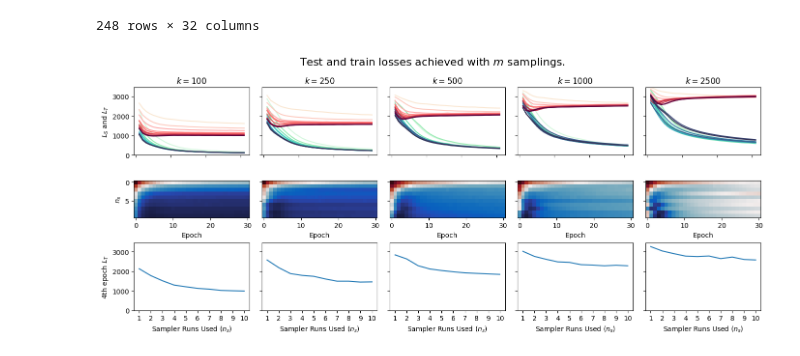
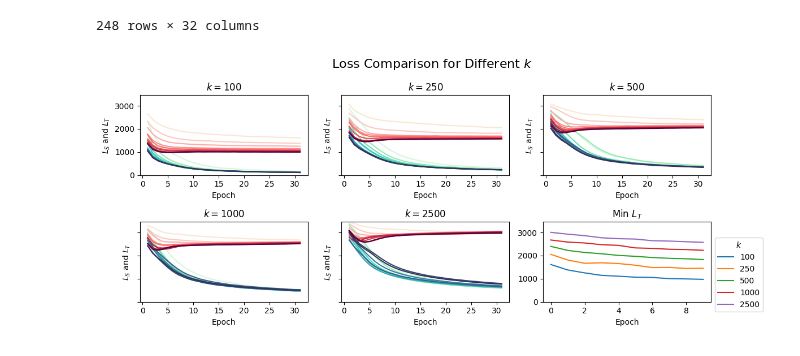
Before and after one commit to cjmerzbacher/met2vec, a Jupyter notebook: Final Plots/Generalization/N5000/rep/rep.ipynb, the cells around one changed output. Drawn from its saved outputs; the diff is of its cells as text; code cells hidden in the pictures.

Commit message:
Added model_k_comparison

```diff
--- a/Final Plots/Generalization/N5000/rep/rep.ipynb
+++ b/Final Plots/Generalization/N5000/rep/rep.ipynb
@@ -36,75 +36,59 @@ k10000_df
 | 255 | 31 | 771.042026 | 724.578709 | 46.463318 | 0.0 | 3279.011538 | ... |
 248 rows × 32 columns
 # %%
-fig, axs = plt.subplots(3, 5, figsize=(14,6))
+fig, axs = plt.subplots(2, 3, figsize=(12,5))
 
-ax1 = (axs[0,0], axs[1,0], axs[2,0])
-ax2 = (axs[0,1], axs[1,1], axs[2,1])
-ax3 = (axs[0,2], axs[1,2], axs[2,2])
-ax4 = (axs[0,3], axs[1,3], axs[2,3])
-ax5 = (axs[0,4], axs[1,4], axs[2,4])
-#ax6 = (axs[0,5], axs[1,5], axs[2,5])
-#ax7 = (axs[0,6], axs[1,6], axs[2,6])
+axs = sum([list(ax) for ax in axs], start=[])
 
 max_loss = max([
     df["test_loss"].max()
     for df in [k250_df, k500_df, k2500_df]
 ])
 
 n_runs = 10
 
-def set_axis(axs):
-    axs[0].set_ylabel("$L_S$ and $L_T$")
-    axs[1].set_ylabel("$n_{s}$")
-    axs[2].set_ylabel(f"4th epoch $L_T$")
 
 
-def plot(kdf, axs, k, remove_y_ticks=True):
+def plot(kdf, ax1, k, axf, remove_y_ticks=True, ):
     loss_colors = cmaps.bl_11.discrete(10).colors
     test_colors = list(reversed(cmaps.fushia_red_pink1.discrete(10).colors))
 
     for run in kdf['run'].unique():
         run_df = kdf[kdf['run'] == run]
-        axs[0].plot(run_df['epoch'], run_df["loss"], label=run, color=loss_colors[run])
-        axs[0].plot(run_df['epoch'], run_df["test_loss"], label=run, color=test_colors[run])
+        ax1.plot(run_df['epoch'], run_df["loss"], label=run, color=loss_colors[run])
+        ax1.plot(run_df['epoch'], run_df["test_loss"], label=run, color=test_colors[run])
 
 
-    axs[0].set_title(f"$k={k}$")
-    axs[0].set_ylim([0, max_loss])
-    axs[0].tick_params(
-        axis='x',
-        labelbottom=False,
-    )
+    ax1.set_ylabel("$L_S$ and $L_T$")
+    ax1.set_title(f"$k={k}$")
+    ax1.set_ylim([0, max_loss])
+    ax1.set_xlabel("Epoch")
 
-    loss_matrix = kdf.set_index(['run', 'epoch'])['test_loss'].unstack().values
-    axs[1].imshow(loss_matrix, cmap=cmaps.balance)#, vmin=0, vmax=max_loss)
-    axs[1].set_xlabel("Epoch")
+    #loss_matrix = kdf.set_index(['run', 'epoch'])['test_loss'].unstack().values
+    #axs[1].imshow(loss_matrix, cmap=cmaps.balance)#, vmin=0, vmax=max_loss)
+    #axs[1].set_xlabel("Epoch")
 
-    epoch4_df = kdf[kdf['epoch'] == 4]
-    axs[2].plot(epoch4_df['run'], epoch4_df['test_loss'])
-    axs[2].set_ylim([0, max_loss])
-    axs[2].set_xlabel("Sampler Runs Used ($n_s$)")
-    axs[2].set_xticks([i for i in range(n_runs)])
-    axs[2].set_xticklabels([f"{i+1}" for i in range(n_runs)])
+    axf.plot(kdf['run'].unique(), kdf.groupby('run')['test_loss'].min(), label=k)
+    axf.set_ylim([0, max_loss])
 
     if remove_y_ticks:
-        for ax in axs:
-            ax.set_yticklabels([])
+        ax1.set_yticklabels([])
 
-plot(k100_df, ax1, 100, remove_y_ticks=False)
-plot(k250_df, ax2, 250)
-plot(k500_df, ax3, 500)
-plot(k1000_df, ax4, 1000)
-plot(k2500_df, ax5, 2500)
+plot(k100_df,  axs[0], 100 , axs[5], remove_y_ticks=False)
+plot(k250_df,  axs[1], 250 , axs[5])
+plot(k500_df,  axs[2], 500 , axs[5])
+plot(k1000_df, axs[3], 1000, axs[5])
+plot(k2500_df, axs[4], 2500, axs[5])
 #plot(k5000_df, ax6, 5000)
 #plot(k10000_df, ax7, 10000)
 
-set_axis(ax1)
+axs[5].legend(title="$k$", bbox_to_anchor=(1, 0.85))
+axs[5].set_title("Min $L_T$")
+axs[5].set_xlabel("Epoch")
 
-fig.suptitle("Test and train losses achieved with $m$ samplings.", fontsize=16)
+fig.suptitle("Loss Comparison for Different $k$", fontsize=16)
 fig.tight_layout()
 
-plt.savefig("./test_losses.png", dpi=400)
-plt.show()
+fig.savefig("./test_losses.png", dpi=400)
 # %% [output]
-[figure, old version]
+[figure, new version]
```
Also changed, not shown: 7 other files.
